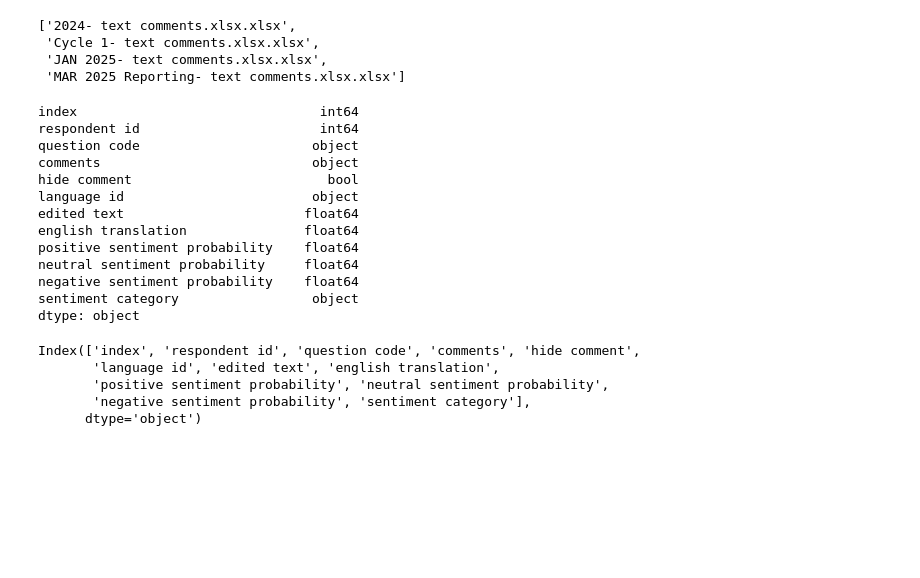
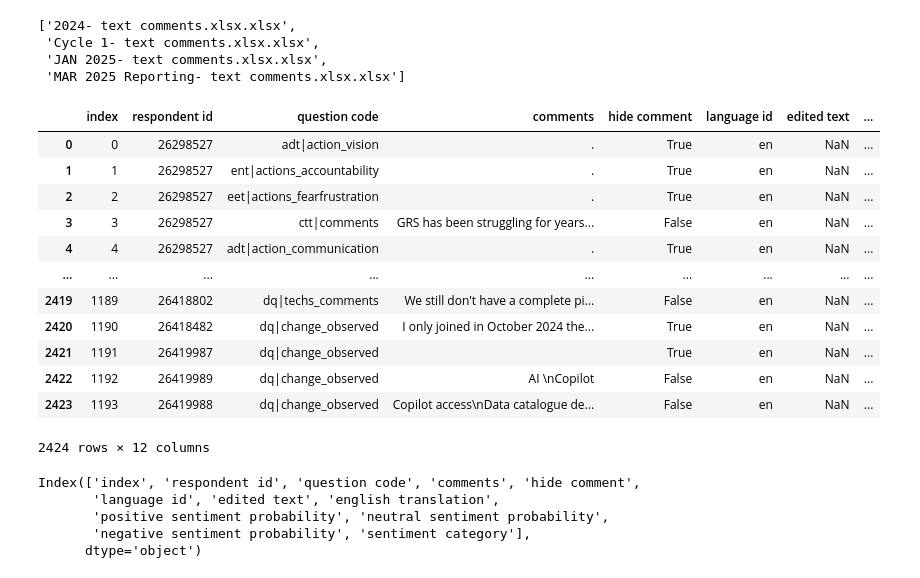
Before and after one commit to accenturedanialmirza/Azure_AI_Translator_Test, a Jupyter notebook: spam-detection/model-category.ipynb, the cells around one changed output. Drawn from its saved outputs; the diff is of its cells as text; code cells hidden in the pictures; blank space fills up the shorter version.

```diff
--- a/spam-detection/model-category.ipynb
+++ b/spam-detection/model-category.ipynb
@@ -20,21 +20,21 @@ data = pd.concat([pd.read_excel(file) for file in excel_files]).reset_index()
 # Fill NaN values in 'comments' with empty string
 data.fillna({"comments": ""}, inplace=True)
 # %%
-data.dtypes
+data
 # %% [output]
+|  | index | respondent id | question code | comments | hide comment | language id | edited text | ... |
+| 0 | 0 | 26298527 | adt|action_vision | . | True | en | NaN | ... |
+| 1 | 1 | 26298527 | ent|actions_accountability | . | True | en | NaN | ... |
+| 2 | 2 | 26298527 | eet|actions_fearfrustration | . | True | en | NaN | ... |
+| 3 | 3 | 26298527 | ctt|comments | GRS has been struggling for years... | False | en | NaN | ... |
+| 4 | 4 | 26298527 | adt|action_communication | . | True | en | NaN | ... |
+| ... | ... | ... | ... | ... | ... | ... | ... | ... |
+| 2419 | 1189 | 26418802 | dq|techs_comments | We still don't have a complete pi... | False | en | NaN | ... |
+| 2420 | 1190 | 26418482 | dq|change_observed | I only joined in October 2024 the... | True | en | NaN | ... |
+| 2421 | 1191 | 26419987 | dq|change_observed |  | True | en | NaN | ... |
+| 2422 | 1192 | 26419989 | dq|change_observed | AI \nCopilot | False | en | NaN | ... |
+| 2423 | 1193 | 26419988 | dq|change_observed | Copilot access\nData catalogue de... | False | en | NaN | ... |
-index                               int64
-respondent id                       int64
-question code                      object
-comments                           object
-hide comment                         bool
-language id                        object
-edited text                       float64
-english translation               float64
-positive sentiment probability    float64
-neutral sentiment probability     float64
-negative sentiment probability    float64
-sentiment category                 object
-dtype: object
+2424 rows × 12 columns
 # %%
 from sklearn.model_selection import train_test_split
 from sklearn.feature_extraction.text import TfidfVectorizer
```
Also changed, not shown: parts of 7 cells of this notebook, 8 other files.
